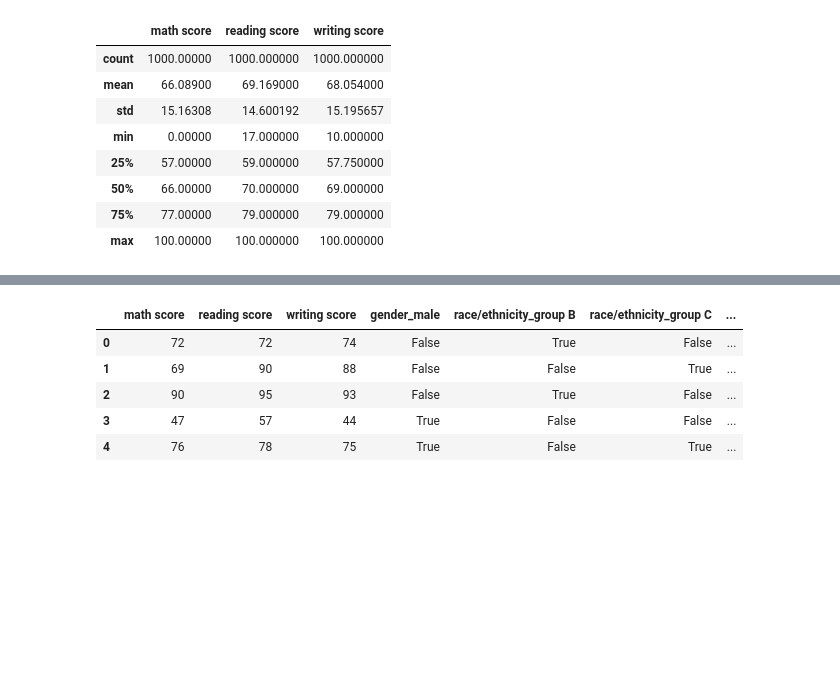
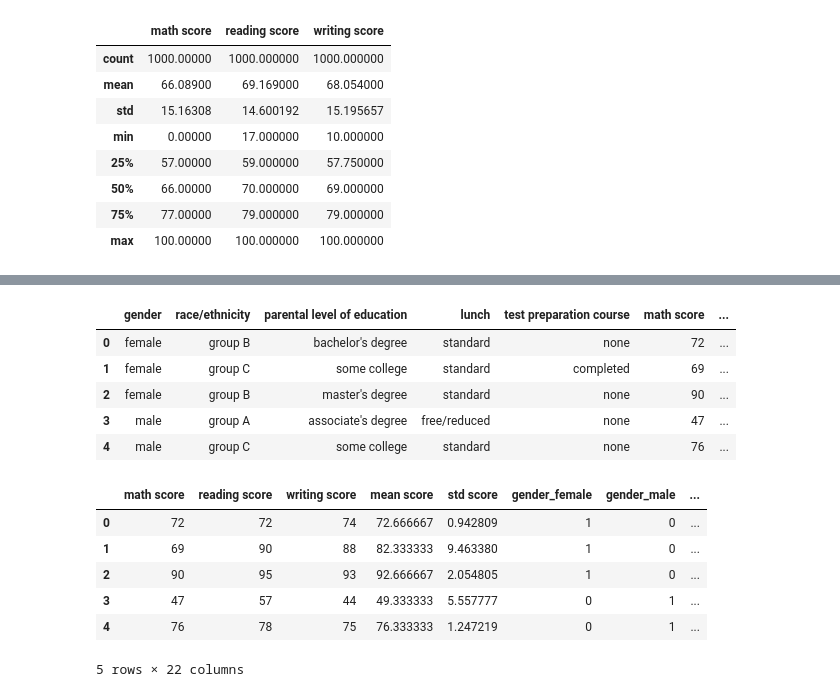
Before and after one commit to NIU1705899/kaggle_1705899, a Jupyter notebook: cas_kaggle.ipynb, the cells around one changed output, grey strips where cells are left out. Drawn from its saved outputs; the diff is of its cells as text; code cells hidden in the pictures; blank space fills up the shorter version.

```diff
--- a/cas_kaggle.ipynb
+++ b/cas_kaggle.ipynb
@@ -57,10 +54,33 @@ plt.show()
 # %%
-df_encoded = pd.get_dummies(df, drop_first=True)
+df_encoded = df.copy()
+
+# Calculate mean score for each row
+df_encoded["mean score"] = (df_encoded["math score"] +
+                           df_encoded["reading score"] +
+                           df_encoded["writing score"]) / 3
+
+df_encoded["std score"] = np.sqrt(
+    ((df_encoded["math score"] - df_encoded["mean score"])**2 +
+     (df_encoded["reading score"] - df_encoded["mean score"])**2 +
+     (df_encoded["writing score"] - df_encoded["mean score"])**2) / 3
+)
+
 df_encoded.head()
 # %% [output]
-|  | math score | reading score | writing score | gender_male | race/ethnicity_group B | race/ethnicity_group C | ... |
-| 0 | 72 | 72 | 74 | False | True | False | ... |
-| 1 | 69 | 90 | 88 | False | False | True | ... |
-| 2 | 90 | 95 | 93 | False | True | False | ... |
-| 3 | 47 | 57 | 44 | True | False | False | ... |
-| 4 | 76 | 78 | 75 | True | False | True | ... |
+|  | gender | race/ethnicity | parental level of education | lunch | test preparation course | math score | ... |
+| 0 | female | group B | bachelor's degree | standard | none | 72 | ... |
+| 1 | female | group C | some college | standard | completed | 69 | ... |
+| 2 | female | group B | master's degree | standard | none | 90 | ... |
+| 3 | male | group A | associate's degree | free/reduced | none | 47 | ... |
+| 4 | male | group C | some college | standard | none | 76 | ... |
+# %%
+df_encoded = pd.get_dummies(df_encoded, dtype=int)
+df_encoded.head()
+# %% [output]
+|  | math score | reading score | writing score | mean score | std score | gender_female | gender_male | ... |
+| 0 | 72 | 72 | 74 | 72.666667 | 0.942809 | 1 | 0 | ... |
+| 1 | 69 | 90 | 88 | 82.333333 | 9.463380 | 1 | 0 | ... |
+| 2 | 90 | 95 | 93 | 92.666667 | 2.054805 | 1 | 0 | ... |
+| 3 | 47 | 57 | 44 | 49.333333 | 5.557777 | 0 | 1 | ... |
+| 4 | 76 | 78 | 75 | 76.333333 | 1.247219 | 0 | 1 | ... |
+5 rows × 22 columns
```
Also changed, not shown: parts of 6 cells of this notebook.
